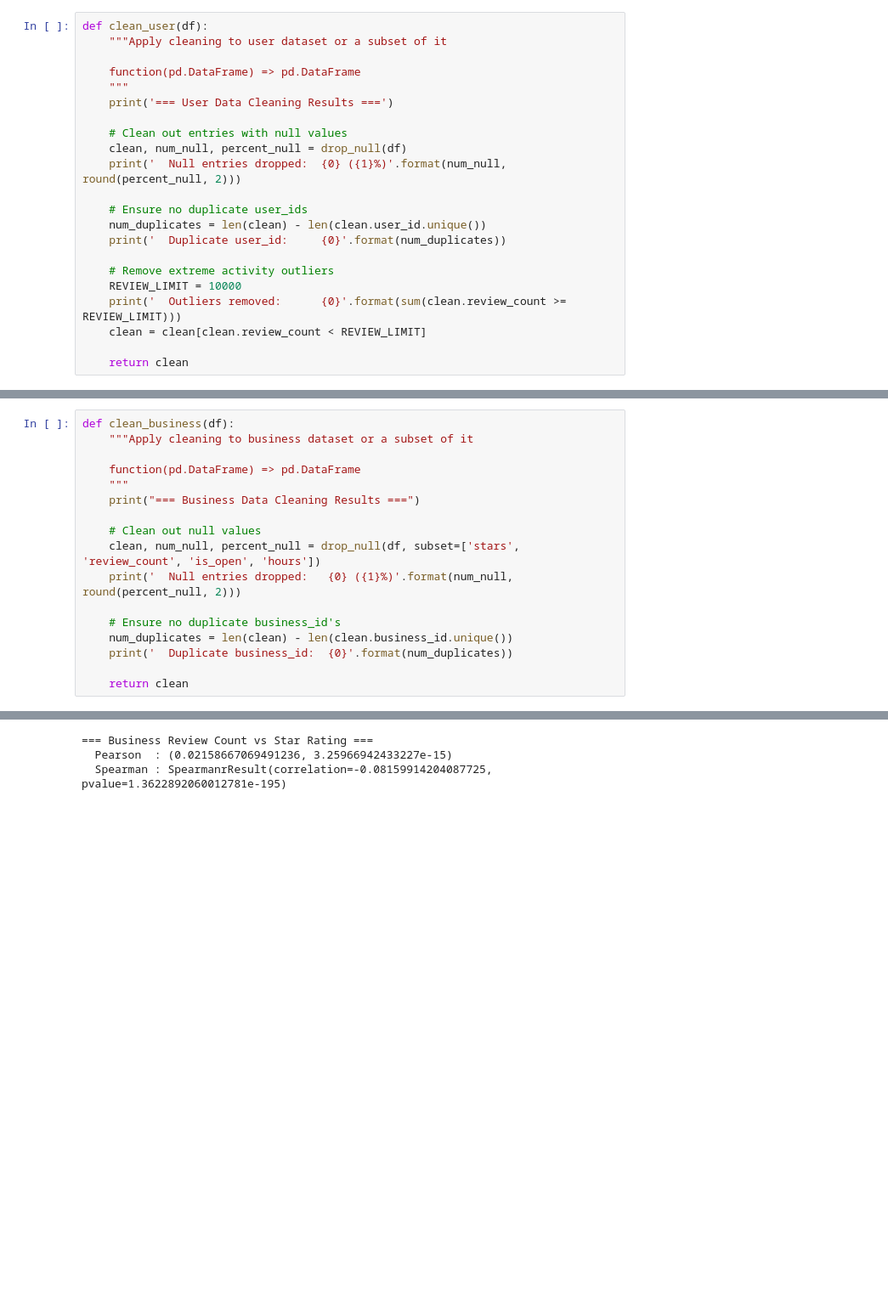
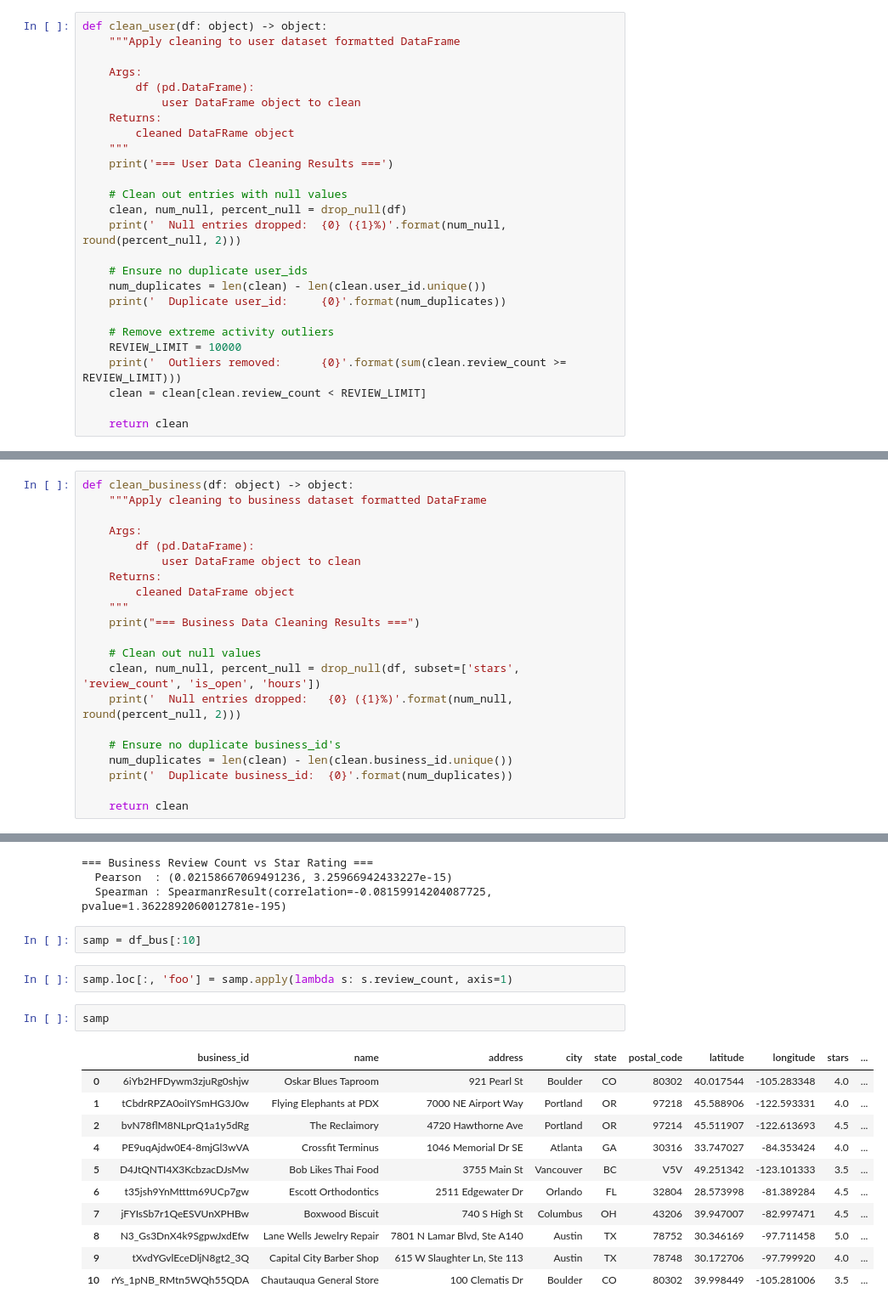
Before and after one commit to spencerfitch/yelp-datascience, a Jupyter notebook: project.ipynb, the cells around one changed output, grey strips where cells are left out. Shown: that part at 85% size. Saved outputs shown, nothing was run; the diff lists cells and outputs as text; blank space fills up the shorter version.

```diff
--- a/project.ipynb
+++ b/project.ipynb
@@ -112,10 +143,14 @@ The cleaning for each dataset is handled by its own clean_{dataset} function. Th
 # %% [markdown]
 #### User Data Cleaning
 # %%
-def clean_user(df):
-    """Apply cleaning to user dataset or a subset of it
+def clean_user(df: object) -> object:
+    """Apply cleaning to user dataset formatted DataFrame
 
-    function(pd.DataFrame) => pd.DataFrame
+    Args:
+        df (pd.DataFrame):
+            user DataFrame object to clean
+    Returns:
+        cleaned DataFRame object
     """
     print('=== User Data Cleaning Results ===')
 
@@ -144,10 +179,14 @@ df = clean_user(df)
 # %% [markdown]
 #### Business Data Cleaning
 # %%
-def clean_business(df):
-    """Apply cleaning to business dataset or a subset of it
+def clean_business(df: object) -> object:
+    """Apply cleaning to business dataset formatted DataFrame
 
-    function(pd.DataFrame) => pd.DataFrame
+    Args:
+        df (pd.DataFrame):
+            user DataFrame object to clean
+    Returns:
+        cleaned DataFrame object
     """
     print("=== Business Data Cleaning Results ===")
 
@@ -677,3 +889,21 @@ print('  Spearman : {0}'.format(review_spearman))
 === Business Review Count vs Star Rating ===
   Pearson  : (0.02158667069491236, 3.25966942433227e-15)
   Spearman : SpearmanrResult(correlation=-0.08159914204087725, pvalue=1.3622892060012781e-195)
+# %%
+samp = df_bus[:10]
+# %%
+samp.loc[:, 'foo'] = samp.apply(lambda s: s.review_count, axis=1)
+# %%
+samp
+# %% [output]
+|  | business_id | name | address | city | state | postal_code | latitude | longitude | stars | ... |
+| 0 | 6iYb2HFDywm3zjuRg0shjw | Oskar Blues Taproom | 921 Pearl St | Boulder | CO | 80302 | 40.017544 | -105.283348 | 4.0 | ... |
+| 1 | tCbdrRPZA0oiIYSmHG3J0w | Flying Elephants at PDX | 7000 NE Airport Way | Portland | OR | 97218 | 45.588906 | -122.593331 | 4.0 | ... |
+| 2 | bvN78flM8NLprQ1a1y5dRg | The Reclaimory | 4720 Hawthorne Ave | Portland | OR | 97214 | 45.511907 | -122.613693 | 4.5 | ... |
+| 4 | PE9uqAjdw0E4-8mjGl3wVA | Crossfit Terminus | 1046 Memorial Dr SE | Atlanta | GA | 30316 | 33.747027 | -84.353424 | 4.0 | ... |
+| 5 | D4JtQNTI4X3KcbzacDJsMw | Bob Likes Thai Food | 3755 Main St | Vancouver | BC | V5V | 49.251342 | -123.101333 | 3.5 | ... |
+| 6 | t35jsh9YnMtttm69UCp7gw | Escott Orthodontics | 2511 Edgewater Dr | Orlando | FL | 32804 | 28.573998 | -81.389284 | 4.5 | ... |
+| 7 | jFYIsSb7r1QeESVUnXPHBw | Boxwood Biscuit | 740 S High St | Columbus | OH | 43206 | 39.947007 | -82.997471 | 4.5 | ... |
+| 8 | N3_Gs3DnX4k9SgpwJxdEfw | Lane Wells Jewelry Repair | 7801 N Lamar Blvd, Ste A140 | Austin | TX | 78752 | 30.346169 | -97.711458 | 5.0 | ... |
+| 9 | tXvdYGvlEceDljN8gt2_3Q | Capital City Barber Shop | 615 W Slaughter Ln, Ste 113 | Austin | TX | 78748 | 30.172706 | -97.799920 | 4.0 | ... |
+| 10 | rYs_1pNB_RMtn5WQh55QDA | Chautauqua General Store | 100 Clematis Dr | Boulder | CO | 80302 | 39.998449 | -105.281006 | 3.5 | ... |
```
Also changed, not shown: parts of 23 cells of this notebook.
